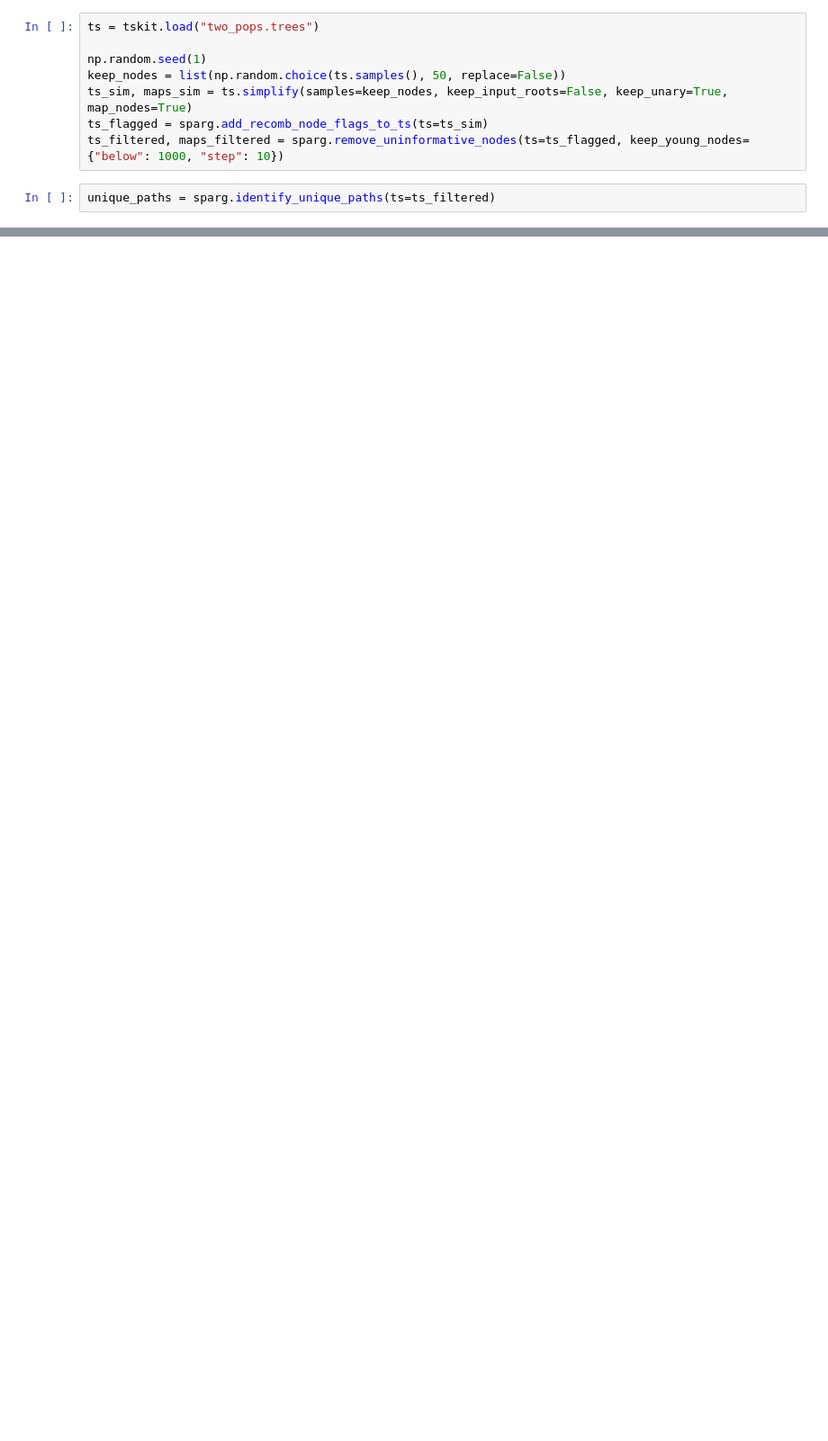
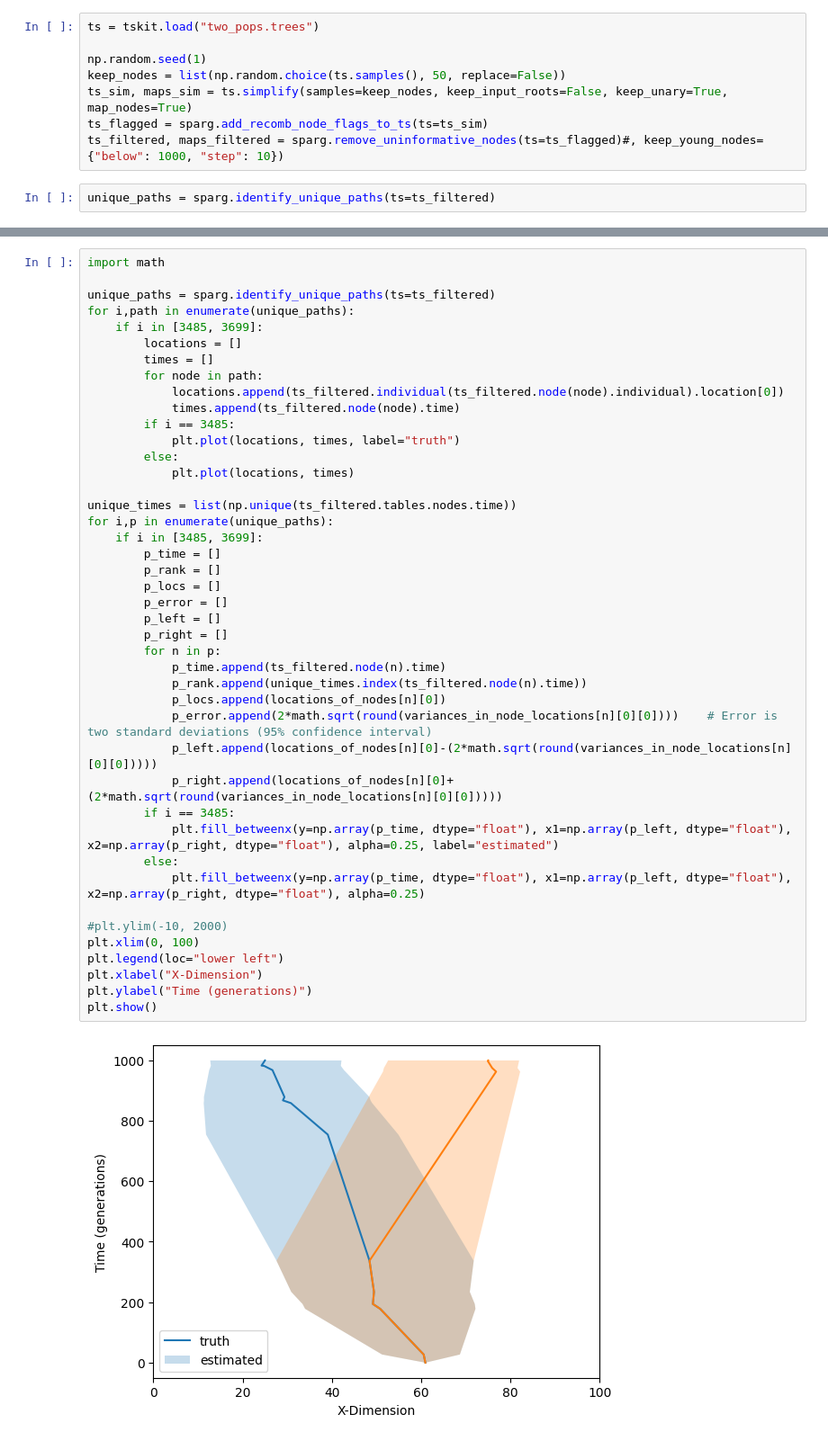
Before and after one commit to osmond-lab/sparg, a Jupyter notebook: QE/slim/two_pops/Untitled.ipynb, the cells around one changed output, grey strips where cells are left out. Shown at 90% size. Saved outputs shown, nothing was run; the diff lists cells and outputs as text; blank space fills up the shorter version.

```diff
--- a/QE/slim/two_pops/Untitled.ipynb
+++ b/QE/slim/two_pops/Untitled.ipynb
@@ -17,6 +17,6 @@ np.random.seed(1)
 keep_nodes = list(np.random.choice(ts.samples(), 50, replace=False))
 ts_sim, maps_sim = ts.simplify(samples=keep_nodes, keep_input_roots=False, keep_unary=True, map_nodes=True)
 ts_flagged = sparg.add_recomb_node_flags_to_ts(ts=ts_sim)
-ts_filtered, maps_filtered = sparg.remove_uninformative_nodes(ts=ts_flagged, keep_young_nodes={"below": 1000, "step": 10})
+ts_filtered, maps_filtered = sparg.remove_uninformative_nodes(ts=ts_flagged)#, keep_young_nodes={"below": 1000, "step": 10})
 # %%
 unique_paths = sparg.identify_unique_paths(ts=ts_filtered)
@@ -49,0 +52,45 @@ dispersal_rate, cov_mat, paths, locations_of_nodes, variances_in_node_locations
+# %%
+import math
+
+unique_paths = sparg.identify_unique_paths(ts=ts_filtered)
+for i,path in enumerate(unique_paths):
+    if i in [3485, 3699]:
+        locations = []
+        times = []
+        for node in path:
+            locations.append(ts_filtered.individual(ts_filtered.node(node).individual).location[0])
+            times.append(ts_filtered.node(node).time)
+        if i == 3485:
+            plt.plot(locations, times, label="truth")
+        else:
+            plt.plot(locations, times)
+
+unique_times = list(np.unique(ts_filtered.tables.nodes.time))
+for i,p in enumerate(unique_paths):
+    if i in [3485, 3699]:
+        p_time = []
+        p_rank = []
+        p_locs = []
+        p_error = []
+        p_left = []
+        p_right = []
+        for n in p:
+            p_time.append(ts_filtered.node(n).time)
+            p_rank.append(unique_times.index(ts_filtered.node(n).time))
+            p_locs.append(locations_of_nodes[n][0])
+            p_error.append(2*math.sqrt(round(variances_in_node_locations[n][0][0])))    # Error is two standard deviations (95% confidence interval)
+            p_left.append(locations_of_nodes[n][0]-(2*math.sqrt(round(variances_in_node_locations[n][0][0]))))
+            p_right.append(locations_of_nodes[n][0]+(2*math.sqrt(round(variances_in_node_locations[n][0][0]))))
+        if i == 3485:
+            plt.fill_betweenx(y=np.array(p_time, dtype="float"), x1=np.array(p_left, dtype="float"), x2=np.array(p_right, dtype="float"), alpha=0.25, label="estimated")
+        else:
+            plt.fill_betweenx(y=np.array(p_time, dtype="float"), x1=np.array(p_left, dtype="float"), x2=np.array(p_right, dtype="float"), alpha=0.25)
+
+#plt.ylim(-10, 2000)
+plt.xlim(0, 100)
+plt.legend(loc="lower left")
+plt.xlabel("X-Dimension")
+plt.ylabel("Time (generations)")
+plt.show()
+# %% [output]
+[figure, added]
```
Also changed, not shown: parts of 6 cells of this notebook, 3 other files.
